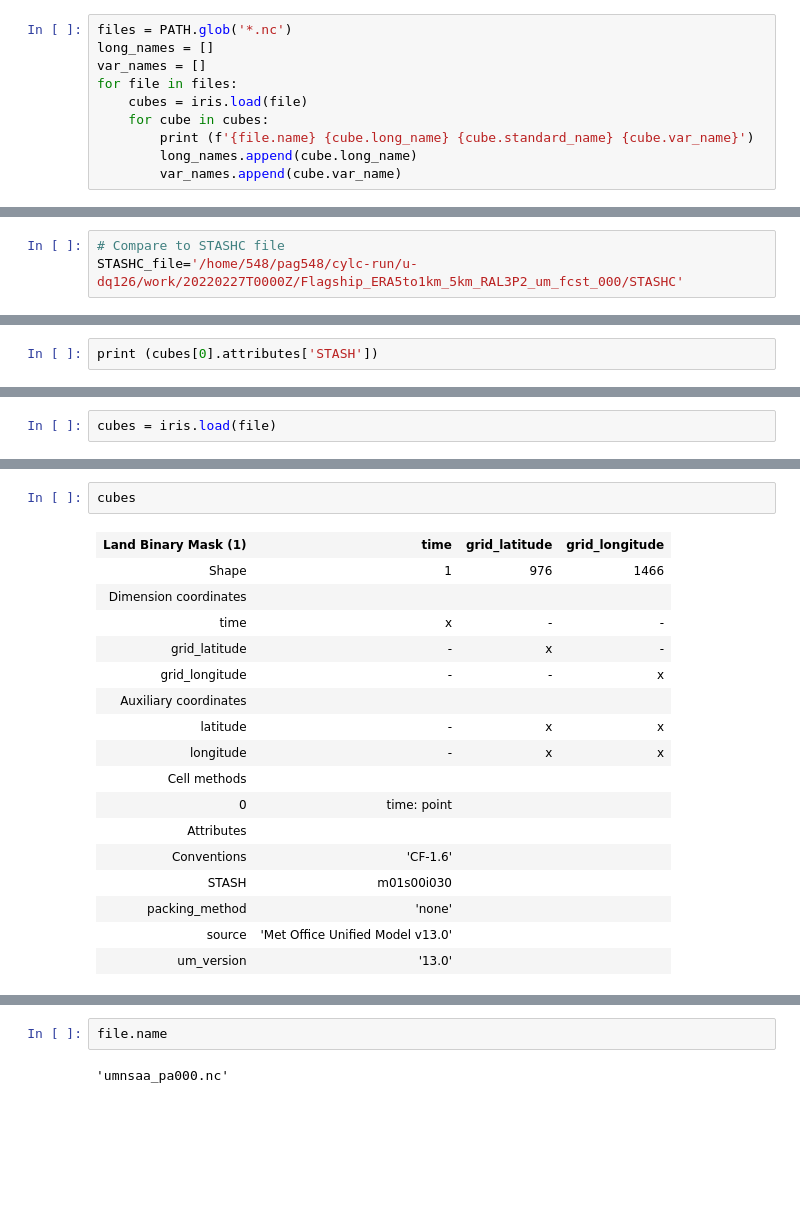
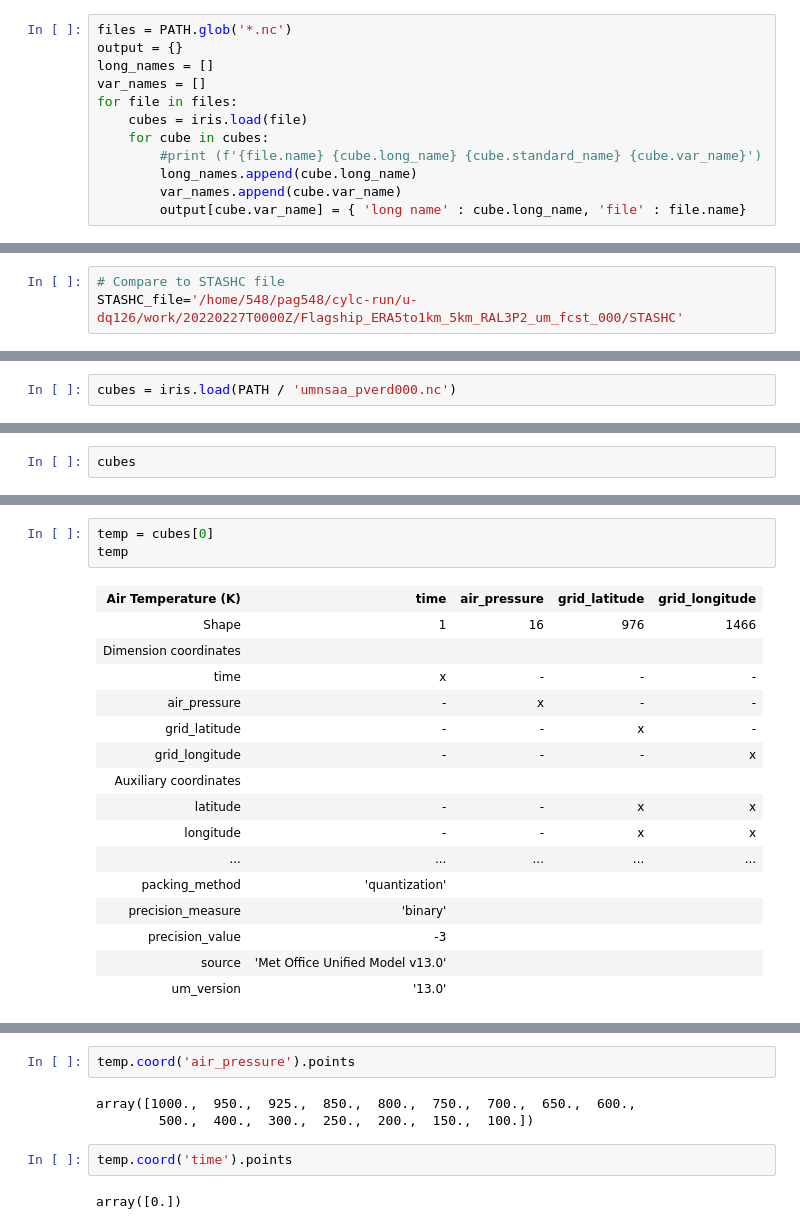
Before and after one commit to 21centuryweather/UM_configuration_tools, a Jupyter notebook: notebooks/Check_Flagship_stash.ipynb, the cells around one changed output, grey strips where cells are left out. Cells and saved outputs as stored; diff of their text form; blank space fills up the shorter version.

Commit message:
UPDATES : Examined stash codes against STASHC

```diff
--- a/notebooks/Check_Flagship_stash.ipynb
+++ b/notebooks/Check_Flagship_stash.ipynb
@@ -42,11 +35,13 @@ for file in files:
 /home/548/pag548/cylc-run/u-dq126/share/cycle/20220227T0000Z/Flagship_ERA5to1km/5km/RAL3P2/um/umnsaa_pa000.nc
 # %%
 files = PATH.glob('*.nc')
+output = {}
 long_names = []
 var_names = []
 for file in files:
     cubes = iris.load(file)
     for cube in cubes:
-        print (f'{file.name} {cube.long_name} {cube.standard_name} {cube.var_name}')
+        #print (f'{file.name} {cube.long_name} {cube.standard_name} {cube.var_name}')
         long_names.append(cube.long_name)
         var_names.append(cube.var_name)
+        output[cube.var_name] = { 'long name' : cube.long_name, 'file' : file.name}
@@ -126,2 +87,2 @@ cubes[0].var_name
 # %%
-print (cubes[0].attributes['STASH'])
+cubes = iris.load(PATH / 'umnsaa_pverd000.nc')
@@ -130,2 +89,2 @@ m01s00i030
 # %%
-cubes = iris.load(file)
+cubes
@@ -132,20 +188,20 @@ cubes = iris.load(file)
 # %%
-cubes
+temp = cubes[0]
+temp
 # %% [output]
-| Land Binary Mask (1) | time | grid_latitude | grid_longitude |
-| Shape | 1 | 976 | 1466 |
-| Dimension coordinates |  |  |  |
-| time | x | - | - |
-| grid_latitude | - | x | - |
-| grid_longitude | - | - | x |
-| Auxiliary coordinates |  |  |  |
-| latitude | - | x | x |
-| longitude | - | x | x |
-| Cell methods |  |  |  |
-| 0 | time: point |  |  |
-| Attributes |  |  |  |
-| Conventions | 'CF-1.6' |  |  |
-| STASH | m01s00i030 |  |  |
-| packing_method | 'none' |  |  |
-| source | 'Met Office Unified Model v13.0' |  |  |
-| um_version | '13.0' |  |  |
+| Air Temperature (K) | time | air_pressure | grid_latitude | grid_longitude |
+| Shape | 1 | 16 | 976 | 1466 |
+| Dimension coordinates |  |  |  |  |
+| time | x | - | - | - |
+| air_pressure | - | x | - | - |
+| grid_latitude | - | - | x | - |
+| grid_longitude | - | - | - | x |
+| Auxiliary coordinates |  |  |  |  |
+| latitude | - | - | x | x |
+| longitude | - | - | x | x |
+| ... | ... | ... | ... | ... |
+| packing_method | 'quantization' |  |  |  |
+| precision_measure | 'binary' |  |  |  |
+| precision_value | -3 |  |  |  |
+| source | 'Met Office Unified Model v13.0' |  |  |  |
+| um_version | '13.0' |  |  |  |
@@ -169,4 +208,9 @@ cubes
 # %%
-file.name
+temp.coord('air_pressure').points
 # %% [output]
-'umnsaa_pa000.nc'
+array([1000.,  950.,  925.,  850.,  800.,  750.,  700.,  650.,  600.,
+        500.,  400.,  300.,  250.,  200.,  150.,  100.])
+# %%
+temp.coord('time').points
+# %% [output]
+array([0.])
```
Also changed, not shown: parts of 20 cells of this notebook.
